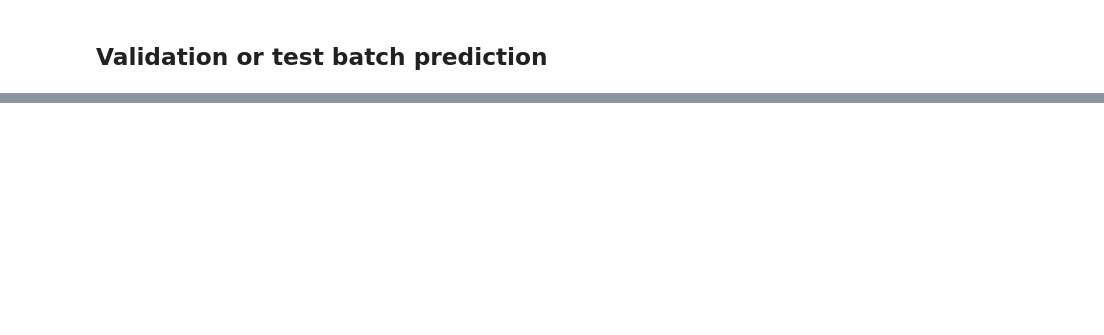
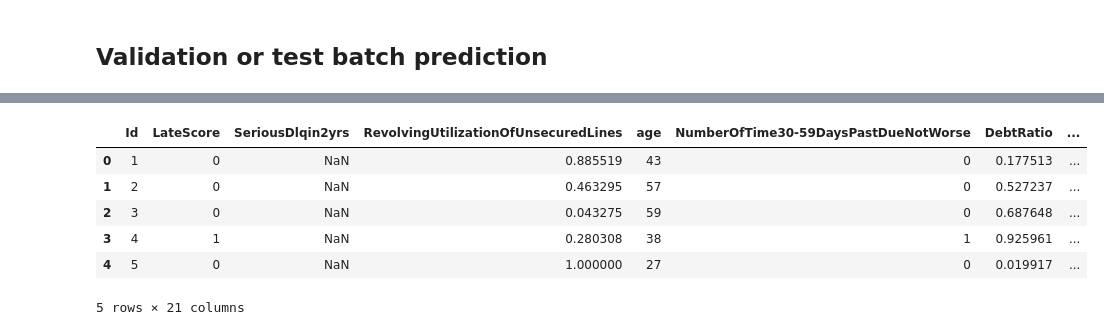
Before and after one commit to guitoo/ML-notebooks, a Jupyter notebook: GiveMeSomeCredit/custom_features.ipynb, the cells around one changed output, grey strips where cells are left out. Saved outputs shown, nothing was run; the diff lists cells and outputs as text; code cells hidden in the pictures; blank space fills up the shorter version.

```diff
--- a/GiveMeSomeCredit/custom_features.ipynb
+++ b/GiveMeSomeCredit/custom_features.ipynb
@@ -24,10 +25,10 @@ from bigml.api import BigML
 # %%
 validation = False   #Do we split the data?
 compression = True  #Do we compress the csv files?
-send_to_BigML = False
-build_model = False
+send_to_BigML = True
+build_model = True
 
-version='v1.1'
+version='v1.2'
 # %% [markdown]
 ## Loading csv files as data frames
 
@@ -250,3 +416,5 @@ if send_to_BigML:
 # %% [markdown]
 ## Validation or test batch prediction
+# %%
+prediction_file='./gsmc_predictions{}.csv'.format(version)
 # %%
@@ -262,0 +439,3 @@ if send_to_BigML:
+# %%
+prediction=read_csv(prediction_file,index_col=False)
+print(list(prediction))
@@ -262,0 +444,8 @@ if send_to_BigML:
+# %%
+kaggle_prediction=DataFrame()
+if validation:
+    prediction['absolute_error']=(prediction['1 probability']-prediction['SeriousDlqin2yrs']).abs()
+    prediction = prediction.sort_values(by='absolute_error', ascending=False)
+else:
+    kaggle_prediction['Id']=prediction['Id']
+    kaggle_prediction['Probability']=prediction['1 probability']
@@ -262,0 +461,10 @@ if send_to_BigML:
+# %%
+prediction.head()
+# %% [output]
+|  | Id | LateScore | SeriousDlqin2yrs | RevolvingUtilizationOfUnsecuredLines | age | NumberOfTime30-59DaysPastDueNotWorse | DebtRatio | ... |
+| 0 | 1 | 0 | NaN | 0.885519 | 43 | 0 | 0.177513 | ... |
+| 1 | 2 | 0 | NaN | 0.463295 | 57 | 0 | 0.527237 | ... |
+| 2 | 3 | 0 | NaN | 0.043275 | 59 | 0 | 0.687648 | ... |
+| 3 | 4 | 1 | NaN | 0.280308 | 38 | 1 | 0.925961 | ... |
+| 4 | 5 | 0 | NaN | 1.000000 | 27 | 0 | 0.019917 | ... |
+5 rows × 21 columns
```
Also changed, not shown: parts of 34 cells of this notebook.
